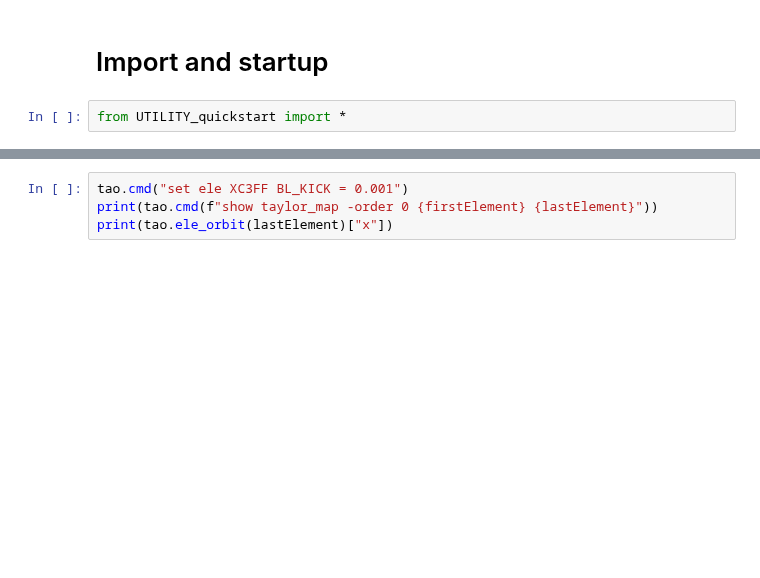
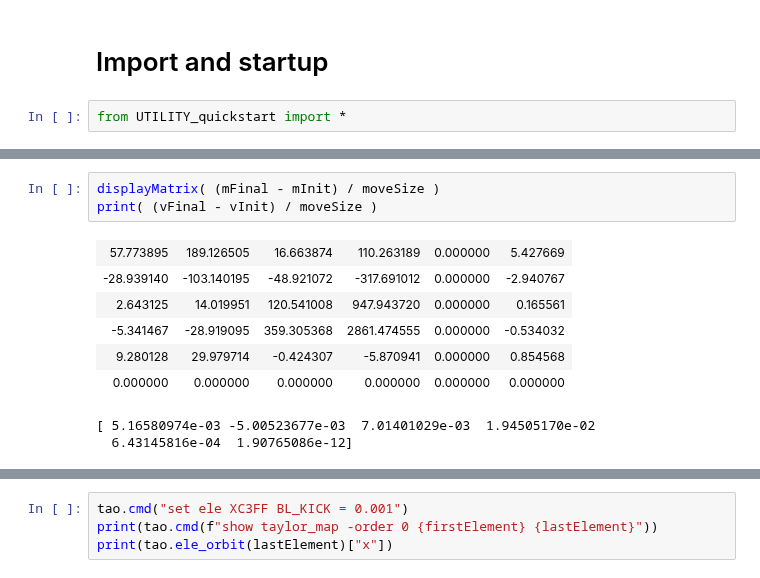
Before and after one commit to slaclab/Jitter-Forked-FACET2-Bmad-PyTao, a Jupyter notebook: DELETEME.ipynb, the cells around one changed output, grey strips where cells are left out. Saved outputs shown, nothing was run; the diff lists cells and outputs as text; blank space fills up the shorter version.

```diff
--- a/DELETEME.ipynb
+++ b/DELETEME.ipynb
@@ -27,0 +57,12 @@ print(tao.ele_orbit(lastElement)["x"])
+# %%
+displayMatrix( (mFinal - mInit) / moveSize )
+print( (vFinal - vInit) / moveSize )
+# %% [output]
+| 57.773895 | 189.126505 | 16.663874 | 110.263189 | 0.000000 | 5.427669 |
+| -28.939140 | -103.140195 | -48.921072 | -317.691012 | 0.000000 | -2.940767 |
+| 2.643125 | 14.019951 | 120.541008 | 947.943720 | 0.000000 | 0.165561 |
+| -5.341467 | -28.919095 | 359.305368 | 2861.474555 | 0.000000 | -0.534032 |
+| 9.280128 | 29.979714 | -0.424307 | -5.870941 | 0.000000 | 0.854568 |
+| 0.000000 | 0.000000 | 0.000000 | 0.000000 | 0.000000 | 0.000000 |
+[ 5.16580974e-03 -5.00523677e-03  7.01401029e-03  1.94505170e-02
+  6.43145816e-04  1.90765086e-12]
```
Also changed, not shown: parts of 8 cells of this notebook, 4 other files.
